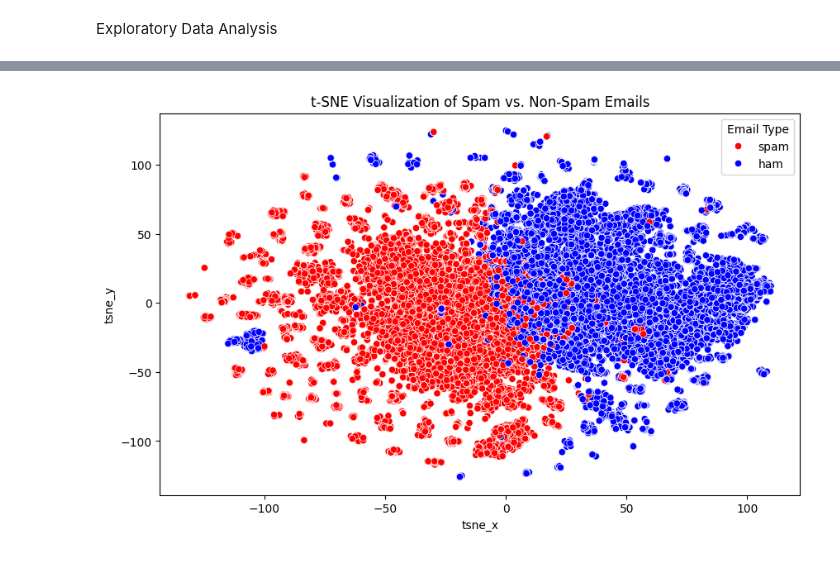
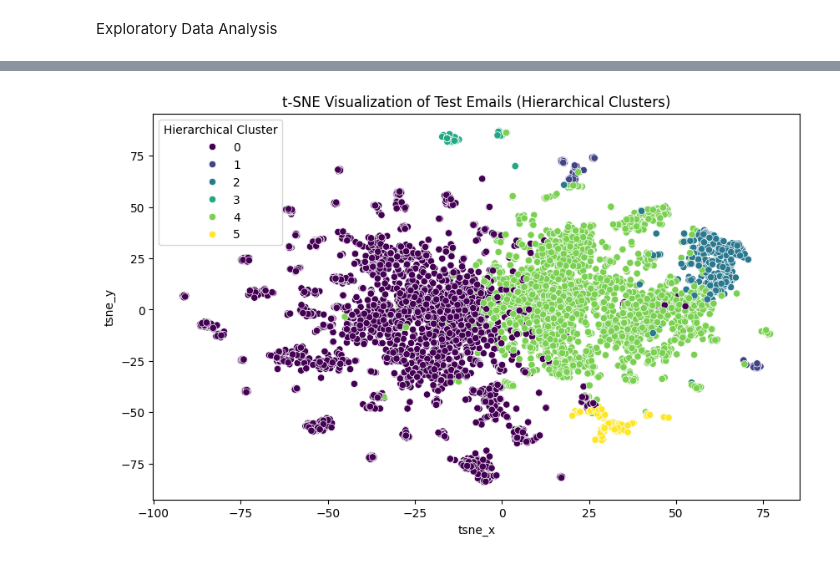
Before and after one commit to Yashb0299/NLP_CS6120_Final_Group_Project, a Jupyter notebook: unsupervised_spam.ipynb, the cells around one changed output, grey strips where cells are left out. Drawn from its saved outputs; the diff is of its cells as text; code cells hidden in the pictures.

Commit message:
Update to explore data and use clusters as features

```diff
--- a/unsupervised_spam.ipynb
+++ b/unsupervised_spam.ipynb
@@ -103,19 +96,29 @@ X_reduced = svd.fit_transform(X)
 # %% [markdown]
 Exploratory Data Analysis
 # %%
-# K-Means Clustering
-kmeans = KMeans(n_clusters=6, random_state=42) # 8
-kmeans_labels = kmeans.fit_predict(X_reduced)
-df['kmeans_cluster'] = kmeans_labels
+# K-Means Clustering (train only)
+kmeans = KMeans(n_clusters=6, random_state=42)
+train_clusters = kmeans.fit_predict(X_train_reduced)
+test_clusters = kmeans.predict(X_test_reduced)
 
-# Hierarchical Clustering
-hierarchical = AgglomerativeClustering(n_clusters=6) # 6
-hierarchical_labels = hierarchical.fit_predict(X_reduced)
-df['hierarchical_cluster'] = hierarchical_labels
+# Hierarchical Clustering (train only)
+hierarchical = AgglomerativeClustering(n_clusters=6)
+train_hier_clusters = hierarchical.fit_predict(X_train_reduced)
+
+# Assign hierarchical clusters to test using Nearest Centroid
+centroid_clf = NearestCentroid().fit(X_train_reduced, train_hier_clusters)
+test_hier_clusters = centroid_clf.predict(X_test_reduced)
 # %%
-# t-SNE
+# t-SNE Visualization (Test Data)
 tsne = TSNE(n_components=2, random_state=42)
-tsne_results = tsne.fit_transform(X_reduced)
-df['tsne_x'] = tsne_results[:, 0]
-df['tsne_y'] = tsne_results[:, 1]
+X_test_tsne = tsne.fit_transform(X_test_reduced)
+
+# Create test DataFrame for visualization
+df_test_vis = pd.DataFrame({
+    'tsne_x': X_test_tsne[:, 0],
+    'tsne_y': X_test_tsne[:, 1],
+    'label': test_labels,
+    'kmeans_cluster': test_clusters,
+    'hierarchical_cluster': test_hier_clusters
+})
 # %%
@@ -130,12 +142,9 @@ plt.show()
 # %%
-# Visualization using t-SNE
+# Plot Hierarchical Clusters
 plt.figure(figsize=(10, 6))
-cluster_mapping = {0: 'ham', 1: 'spam', 2: 'ham', 3: 'ham', 4: 'spam', 5:'spam'}
-
-df['predicted_label'] = df['kmeans_cluster'].map(cluster_mapping)
-sns.scatterplot(x='tsne_x', y='tsne_y', hue=df['predicted_label'], palette={'spam': 'red', 'ham': 'blue'}, data=df)
-plt.title('t-SNE Visualization of Spam vs. Non-Spam Emails')
-plt.legend(title="Email Type")
+sns.scatterplot(x='tsne_x', y='tsne_y', hue='hierarchical_cluster', palette='viridis', data=df_test_vis)
+plt.title('t-SNE Visualization of Test Emails (Hierarchical Clusters)')
+plt.legend(title="Hierarchical Cluster")
 plt.show()
 # %% [output]
-[figure, old version]
+[figure, new version]
```
Also changed, not shown: parts of 15 cells of this notebook.
